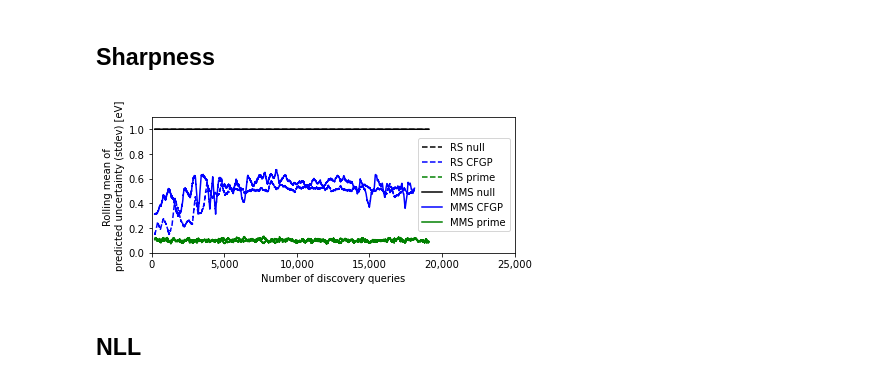
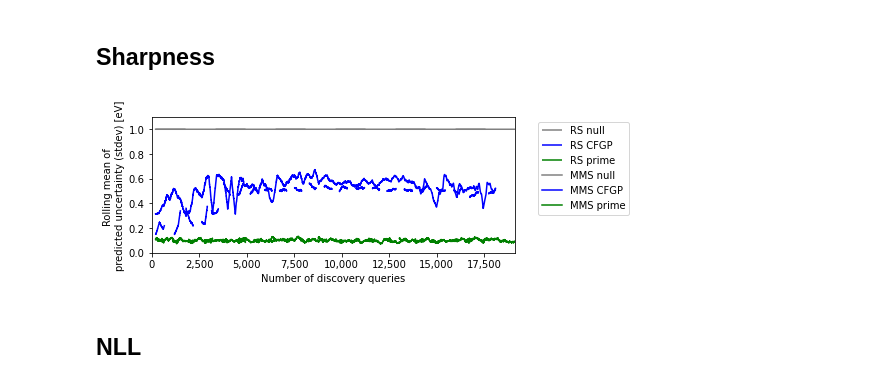
Before and after one commit to ulissigroup/catalyst-acquisitions, a Jupyter notebook: notebooks/comparisons/compare_hallucinations.ipynb, the cells around one changed output. Cells and saved outputs as stored; diff of their text form; code cells hidden in the pictures.

```diff
--- a/notebooks/comparisons/compare_hallucinations.ipynb
+++ b/notebooks/comparisons/compare_hallucinations.ipynb
@@ -439,7 +410,7 @@ _ = plot_rolling_metric(ax=ax,
                        metric_name='|residuals|',
                        unit='eV',
                        window=window,
-                       color='black')
+                       color='gray')
 _ = plot_rolling_metric(ax=ax,
                         metric_values=np.abs(rs_cfgp_discoverer.residuals),
                         label='RS CFGP',
@@ -460,7 +431,7 @@ _ = plot_rolling_metric(ax=ax,
                         metric_name='|residuals|',
                         unit='eV',
                         window=window,
-                        color='black')
+                        color='gray')
 _ = plot_rolling_metric(ax=ax,
                         metric_values=np.abs(mms_cfgp_discoverer.residuals),
                         label='MMS CFGP',
@@ -479,7 +450,9 @@ _ = plot_rolling_metric(ax=ax,
 #for line in ax.lines[:3]:
 for line in ax.lines[:2]:
     line.set_linestyle('--')
+    line.set_dashes((9, 9))
 _ = ax.legend()
 _ = ax.set_ylim([0., 1.2])
-_ = ax.set_xlim([0., 25000])
+#_ = ax.set_xlim([0., 25000])
+_ = ax.legend(bbox_to_anchor=(1.05, 1), loc='upper left')
 # %% [output]
@@ -516,7 +489,7 @@ _ = plot_rolling_metric(ax=ax,
                         metric_values=calculate_eces(rs_null_discoverer),
                         label='RS null',
                         metric_name='expected calibration error',
-                        color='black')
+                        color='gray')
 _ = plot_rolling_metric(ax=ax,
                         metric_values=calculate_eces(rs_cfgp_discoverer),
                         label='RS CFGP',
@@ -531,7 +504,7 @@ _ = plot_rolling_metric(ax=ax,
                         metric_values=calculate_eces(mms_null_discoverer),
                         label='MMS null',
                         metric_name='expected calibration error',
-                        color='black')
+                        color='gray')
 _ = plot_rolling_metric(ax=ax,
                         metric_values=calculate_eces(mms_cfgp_discoverer),
                         label='MMS CFGP',
@@ -546,7 +519,9 @@ _ = plot_rolling_metric(ax=ax,
 for line in ax.lines[:3]:
 #for line in ax.lines[:2]:
     line.set_linestyle('--')
+    line.set_dashes((5, 5))
 _ = ax.legend()
 _ = ax.set_ylim([0., 0.1])
-_ = ax.set_xlim([0., 25000])
+#_ = ax.set_xlim([0., 25000])
+_ = ax.legend(bbox_to_anchor=(1.05, 1), loc='upper left')
 # %% [output]
@@ -562,7 +537,7 @@ _ = plot_rolling_metric(ax=ax,
                         label='RS null',
                         metric_name='predicted uncertainty (stdev)',
                         unit='eV',
-                        color='black')
+                        color='gray')
 _ = plot_rolling_metric(ax=ax,
                         metric_values=np.abs(rs_cfgp_discoverer.uncertainties),
                         label='RS CFGP',
@@ -571,36 +546,38 @@ _ = plot_rolling_metric(ax=ax,
                         color='blue')
 _ = plot_rolling_metric(ax=ax,
                         metric_values=np.abs(rs_prime_discoverer.uncertainties),
                         label='RS prime',
                         metric_name='predicted uncertainty (stdev)',
                         unit='eV',
                         color='green')
 _ = plot_rolling_metric(ax=ax,
                         metric_values=np.abs(mms_null_discoverer.uncertainties),
                         label='MMS null',
                         metric_name='predicted uncertainty (stdev)',
                         unit='eV',
-                        color='black')
+                        color='gray')
 _ = plot_rolling_metric(ax=ax,
                         metric_values=np.abs(mms_cfgp_discoverer.uncertainties),
                         label='MMS CFGP',
                         metric_name='predicted uncertainty (stdev)',
                         unit='eV',
                         color='blue')
 _ = plot_rolling_metric(ax=ax,
                         metric_values=np.abs(mms_prime_discoverer.uncertainties),
                         label='MMS prime',
                         metric_name='predicted uncertainty (stdev)',
                         unit='eV',
                         color='green')
 
 for line in ax.lines[:3]:
     line.set_linestyle('--')
+    line.set_dashes((20, 20))
 _ = ax.legend()
 _ = ax.set_ylim([0., 1.1])
-_ = ax.set_xlim([0., 25000])
+#_ = ax.set_xlim([0., 25000])
+_ = ax.legend(bbox_to_anchor=(1.05, 1), loc='upper left')
 # %% [output]
-[figure, old version]
+[figure, new version]
 # %% [markdown]
 ## NLL
 # %%
```
Also changed, not shown: parts of 13 cells of this notebook, 1 other file.
